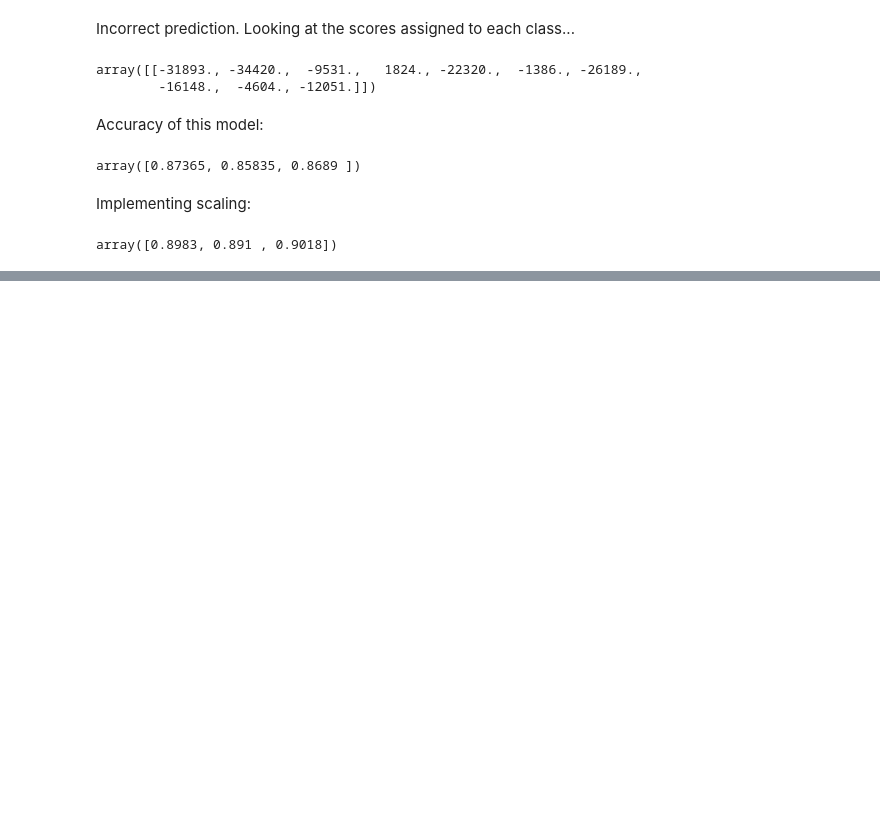
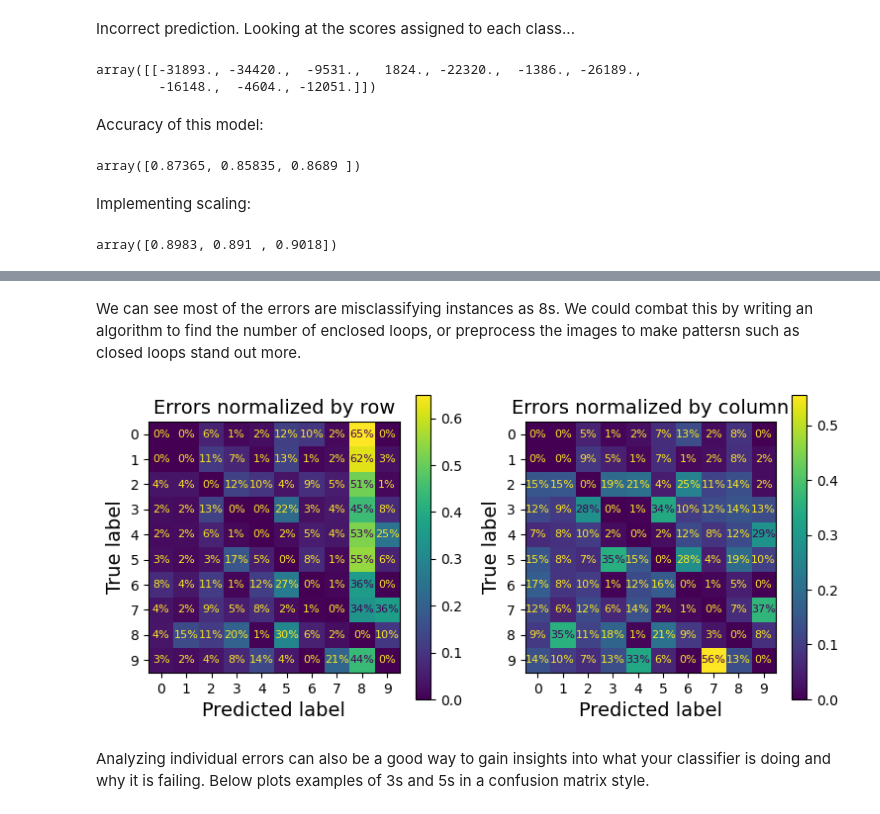
Before and after one commit to jreaso/handson-ml, a Jupyter notebook: 3_classification.ipynb, the cells around one changed output, grey strips where cells are left out. Saved outputs shown, nothing was run; the diff lists cells and outputs as text; code cells hidden in the pictures; blank space fills up the shorter version.

```diff
--- a/3_classification.ipynb
+++ b/3_classification.ipynb
@@ -484,0 +517,16 @@ array([0.8983, 0.891 , 0.9018])
+# %% [markdown]
+We can see most of the errors are misclassifying instances as 8s. We could combat this by writing an algorithm to find the number of enclosed loops, or preprocess the images to make pattersn such as closed loops stand out more.
+# %%
+fig, axs = plt.subplots(nrows=1, ncols=2, figsize=(9, 4))
+plt.rc('font', size=8)
+ConfusionMatrixDisplay.from_predictions(y_train, y_train_pred, ax=axs[0],
+                                        sample_weight=sample_weight,
+                                        normalize="true", values_format=".0%")
+axs[0].set_title("Errors normalized by row")
+ConfusionMatrixDisplay.from_predictions(y_train, y_train_pred, ax=axs[1],
+                                        sample_weight=sample_weight,
+                                        normalize="pred", values_format=".0%")
+axs[1].set_title("Errors normalized by column")
+plt.show()
+# %% [output]
+[figure, added]
@@ -484,0 +535,2 @@ array([0.8983, 0.891 , 0.9018])
+# %% [markdown]
+Analyzing individual errors can also be a good way to gain insights into what your classifier is doing and why it is failing. Below plots examples of 3s and 5s in a confusion matrix style.
```
Also changed, not shown: parts of 12 cells of this notebook.
